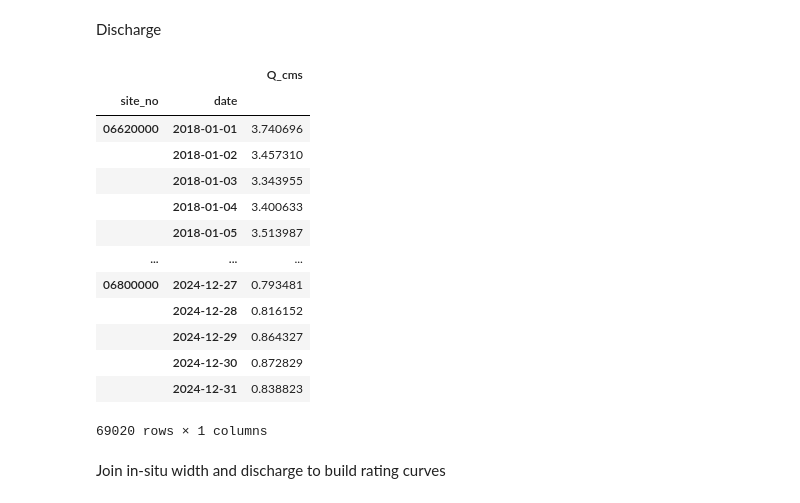
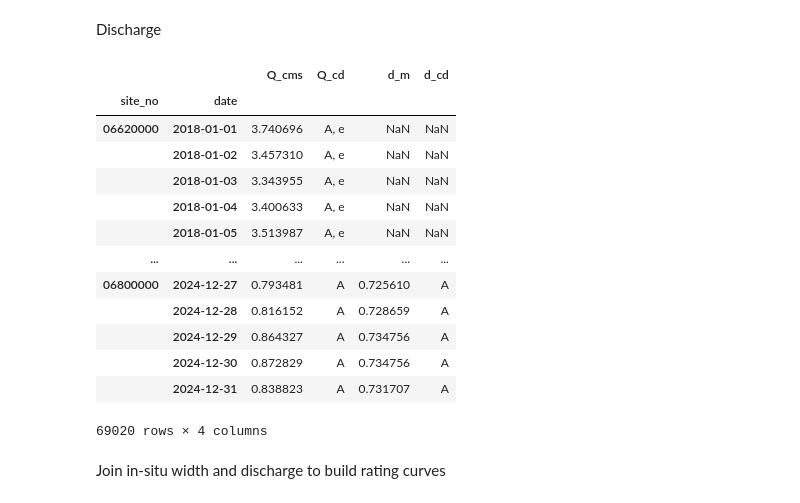
Before and after one commit to wherediddavidgo/multitemporal_RSSA, a Jupyter notebook: stac_gage_ew_analysis.ipynb, the cells around one changed output. Cells and saved outputs as stored; diff of their text form; code cells hidden in the pictures.

```diff
--- a/stac_gage_ew_analysis.ipynb
+++ b/stac_gage_ew_analysis.ipynb
@@ -128,33 +128,34 @@ Discharge
 # %%
 # sites = ['06620000', '06775900', '06800000', '06800500', '06801000', '06805500']
 sites = gage_list
 
 # # first and last dates same as for in situ widths
 # start = str(isw.index.sortlevel(1)[0][0][1])
 # end = str(isw.index.sortlevel(1)[0][-1][1])
 
 Q = nwis.get_record(sites, service='dv', start='2018-01-01', end='2024-12-31').reset_index()
 Q['date'] = Q.datetime.dt.date
-Q = Q[['site_no', 'date', '00060_Mean']]
+Q = Q[['site_no', 'date', '00060_Mean', '00060_Mean_cd', '00065_Mean', '00065_Mean_cd']]
 Q['00060_Mean'] = Q['00060_Mean'] * (3.28 ** -3)
-Q = Q.rename(columns={'00060_Mean': 'Q_cms'})
+Q['00065_Mean'] = Q['00065_Mean'] * (3.28 ** -1)
+Q = Q.rename(columns={'00060_Mean': 'Q_cms', '00060_Mean_cd': 'Q_cd', '00065_Mean': 'd_m', '00065_Mean_cd': 'd_cd'})
 Q = Q.set_index(['site_no', 'date'])
 Q
 # %% [output]
-|  |  | Q_cms |
-| site_no | date |  |
-| 06620000 | 2018-01-01 | 3.740696 |
-|  | 2018-01-02 | 3.457310 |
-|  | 2018-01-03 | 3.343955 |
-|  | 2018-01-04 | 3.400633 |
-|  | 2018-01-05 | 3.513987 |
-| ... | ... | ... |
-| 06800000 | 2024-12-27 | 0.793481 |
-|  | 2024-12-28 | 0.816152 |
-|  | 2024-12-29 | 0.864327 |
-|  | 2024-12-30 | 0.872829 |
-|  | 2024-12-31 | 0.838823 |
+|  |  | Q_cms | Q_cd | d_m | d_cd |
+| site_no | date |  |  |  |  |
+| 06620000 | 2018-01-01 | 3.740696 | A, e | NaN | NaN |
+|  | 2018-01-02 | 3.457310 | A, e | NaN | NaN |
+|  | 2018-01-03 | 3.343955 | A, e | NaN | NaN |
+|  | 2018-01-04 | 3.400633 | A, e | NaN | NaN |
+|  | 2018-01-05 | 3.513987 | A, e | NaN | NaN |
+| ... | ... | ... | ... | ... | ... |
+| 06800000 | 2024-12-27 | 0.793481 | A | 0.725610 | A |
+|  | 2024-12-28 | 0.816152 | A | 0.728659 | A |
+|  | 2024-12-29 | 0.864327 | A | 0.734756 | A |
+|  | 2024-12-30 | 0.872829 | A | 0.734756 | A |
+|  | 2024-12-31 | 0.838823 | A | 0.731707 | A |
-69020 rows × 1 columns
+69020 rows × 4 columns
 # %% [markdown]
 Join in-situ width and discharge to build rating curves
 # %%
```
Also changed, not shown: parts of 13 cells of this notebook.
